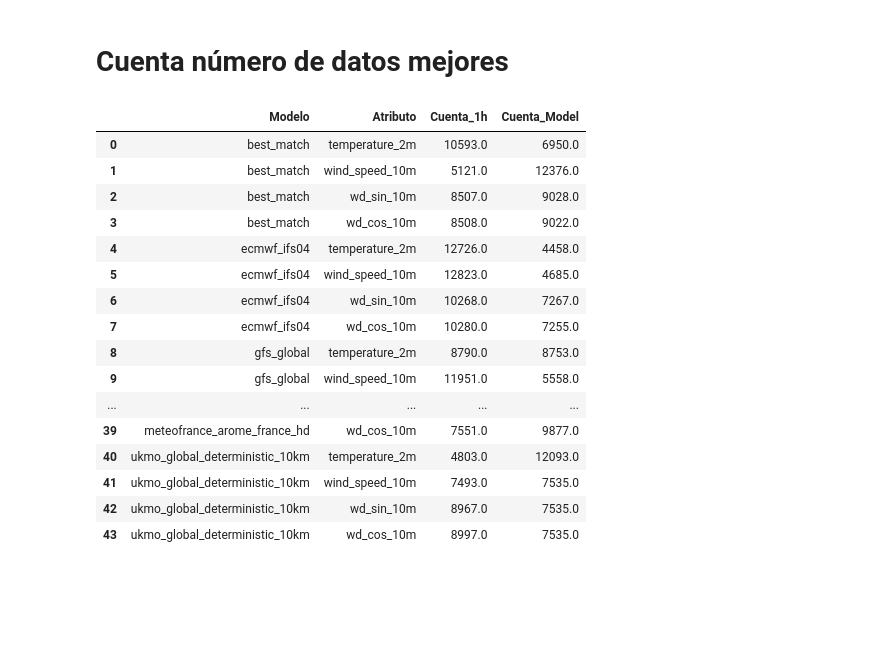
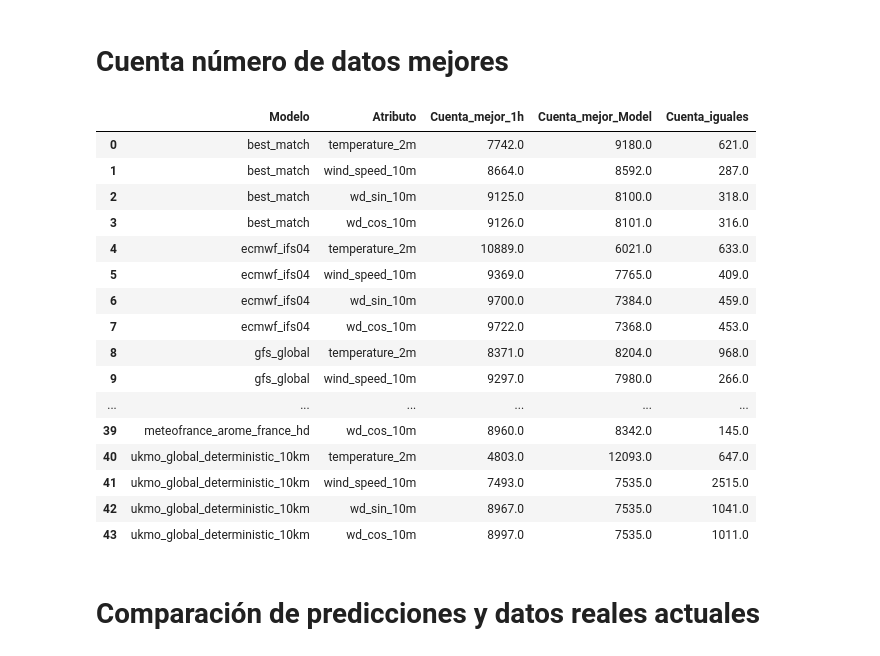
Before and after one commit to Lucia1009/TFG-Plataforma-para-la-prediccion-de-potencia-electrica-generada-en-parques-eolicos, a Jupyter notebook: modelos/Comparacion_modelos_series_temporales.ipynb, the cells around one changed output. Saved outputs shown, nothing was run; the diff lists cells and outputs as text; code cells hidden in the pictures; blank space fills up the shorter version.

```diff
--- a/modelos/Comparacion_modelos_series_temporales.ipynb
+++ b/modelos/Comparacion_modelos_series_temporales.ipynb
@@ -464,51 +408,58 @@ resta r2 0.015641331672668457 porcentaje 0.018931439703604776
 # %%
 def más_error(a, b, c):
   if abs(a-b) > abs(a-c):
     return 1
   else:
     return 0
 
 hist_df=historico_df.copy()
-cuenta=pd.DataFrame(columns=['Modelo', 'Atributo', 'Cuenta_1h', 'Cuenta_Model'])
-for mod in models.keys():
 
-  for atributo in atributos:
-    # Uno los datos del modelo con los datos históricos y borro los nulos
-    datos_trabajo_model=hist_df.merge(models[mod], on="date", how="left", suffixes=("", f"_{mod}"),)
-    datos_trabajo_model.dropna(inplace=True)
+def cuenta_mejores(hist_df, models, datos_atraso):
+  cuenta=pd.DataFrame(columns=['Modelo', 'Atributo', 'Cuenta_mejor_1h', 'Cuenta_mejor_Model', 'Cuenta_iguales'])
+  for mod in models.keys():
 
-    # Uno a los datos unidos los datos de 1 hora antes y borro los nulos
-    datos_trabajo=datos_trabajo_model.merge(datos_atraso, on="date", how="left", suffixes=("", f"_{mod}"),)
-    datos_trabajo.dropna(inplace=True)
+    for atributo in atributos:
+      # Uno los datos del modelo con los datos históricos y borro los nulos
+      datos_trabajo_model=hist_df.merge(models[mod], on="date", how="left", suffixes=("", f"_{mod}"),)
+      datos_trabajo_model.dropna(inplace=True)
 
-    # De todos los datos mezclados tomo los valores
-    y_true=datos_trabajo[atributo]
-    y_pred=datos_trabajo[atributo+f"_{mod}"]
-    y_pred_model=y_pred.iloc[:,0]
-    y_pred_1h=y_pred.iloc[:,1]
+      # Uno a los datos unidos los datos de 1 hora antes y borro los nulos
+      datos_trabajo=datos_trabajo_model.merge(datos_atraso[mod], on="date", how="left", suffixes=("", f"_{mod}"),)
+      datos_trabajo.dropna(inplace=True)
 
-    # Cuento las veces que cada uno es mejor
-    cuenta_1h = np.sum(np.fromiter((más_error(y_true.iloc[k], y_pred_1h.iloc[k], y_pred_model.iloc[k]) for k in range(len(y_true))), dtype=float))
-    cuenta_model = np.sum(np.fromiter((más_error(y_true.iloc[k], y_pred_model.iloc[k], y_pred_1h.iloc[k]) for k in range(len(y_true))), dtype=float))
-    cuenta.loc[len(cuenta)] = [mod, atributo, cuenta_1h, cuenta_model]
+      # De todos los datos mezclados tomo los valores
+      y_true=datos_trabajo[atributo]
+      y_pred=datos_trabajo[atributo+f"_{mod}"]
+      y_pred_model=y_pred.iloc[:,0]
+      y_pred_1h=y_pred.iloc[:,1]
 
+      # Cuento las veces que cada uno es mejor
+      cuenta_1h = np.sum(np.fromiter((más_error(y_true.iloc[k], y_pred_1h.iloc[k], y_pred_model.iloc[k]) for k in range(len(y_true))), dtype=float))
+      cuenta_model = np.sum(np.fromiter((más_error(y_true.iloc[k], y_pred_model.iloc[k], y_pred_1h.iloc[k]) for k in range(len(y_true))), dtype=float))
+      cuenta_iguales=len(y_true)-cuenta_1h-cuenta_model
+      cuenta.loc[len(cuenta)] = [mod, atributo, cuenta_1h, cuenta_model, cuenta_iguales]
+      # print(len(y_true),cuenta_1h+cuenta_model+cuenta_iguales)
+  return cuenta
 
+cuenta=cuenta_mejores(hist_df, models, datos_atraso)
 cuenta
 # %% [output]
-|  | Modelo | Atributo | Cuenta_1h | Cuenta_Model |
-| 0 | best_match | temperature_2m | 10593.0 | 6950.0 |
-| 1 | best_match | wind_speed_10m | 5121.0 | 12376.0 |
-| 2 | best_match | wd_sin_10m | 8507.0 | 9028.0 |
-| 3 | best_match | wd_cos_10m | 8508.0 | 9022.0 |
-| 4 | ecmwf_ifs04 | temperature_2m | 12726.0 | 4458.0 |
-| 5 | ecmwf_ifs04 | wind_speed_10m | 12823.0 | 4685.0 |
-| 6 | ecmwf_ifs04 | wd_sin_10m | 10268.0 | 7267.0 |
-| 7 | ecmwf_ifs04 | wd_cos_10m | 10280.0 | 7255.0 |
-| 8 | gfs_global | temperature_2m | 8790.0 | 8753.0 |
-| 9 | gfs_global | wind_speed_10m | 11951.0 | 5558.0 |
-| ... | ... | ... | ... | ... |
-| 39 | meteofrance_arome_france_hd | wd_cos_10m | 7551.0 | 9877.0 |
-| 40 | ukmo_global_deterministic_10km | temperature_2m | 4803.0 | 12093.0 |
-| 41 | ukmo_global_deterministic_10km | wind_speed_10m | 7493.0 | 7535.0 |
-| 42 | ukmo_global_deterministic_10km | wd_sin_10m | 8967.0 | 7535.0 |
-| 43 | ukmo_global_deterministic_10km | wd_cos_10m | 8997.0 | 7535.0 |
+|  | Modelo | Atributo | Cuenta_mejor_1h | Cuenta_mejor_Model | Cuenta_iguales |
+| 0 | best_match | temperature_2m | 7742.0 | 9180.0 | 621.0 |
+| 1 | best_match | wind_speed_10m | 8664.0 | 8592.0 | 287.0 |
+| 2 | best_match | wd_sin_10m | 9125.0 | 8100.0 | 318.0 |
+| 3 | best_match | wd_cos_10m | 9126.0 | 8101.0 | 316.0 |
+| 4 | ecmwf_ifs04 | temperature_2m | 10889.0 | 6021.0 | 633.0 |
+| 5 | ecmwf_ifs04 | wind_speed_10m | 9369.0 | 7765.0 | 409.0 |
+| 6 | ecmwf_ifs04 | wd_sin_10m | 9700.0 | 7384.0 | 459.0 |
+| 7 | ecmwf_ifs04 | wd_cos_10m | 9722.0 | 7368.0 | 453.0 |
+| 8 | gfs_global | temperature_2m | 8371.0 | 8204.0 | 968.0 |
+| 9 | gfs_global | wind_speed_10m | 9297.0 | 7980.0 | 266.0 |
+| ... | ... | ... | ... | ... | ... |
+| 39 | meteofrance_arome_france_hd | wd_cos_10m | 8960.0 | 8342.0 | 145.0 |
+| 40 | ukmo_global_deterministic_10km | temperature_2m | 4803.0 | 12093.0 | 647.0 |
+| 41 | ukmo_global_deterministic_10km | wind_speed_10m | 7493.0 | 7535.0 | 2515.0 |
+| 42 | ukmo_global_deterministic_10km | wd_sin_10m | 8967.0 | 7535.0 | 1041.0 |
+| 43 | ukmo_global_deterministic_10km | wd_cos_10m | 8997.0 | 7535.0 | 1011.0 |
+# %% [markdown]
+# Comparación de predicciones y datos reales actuales
```
Also changed, not shown: parts of 11 cells of this notebook.
